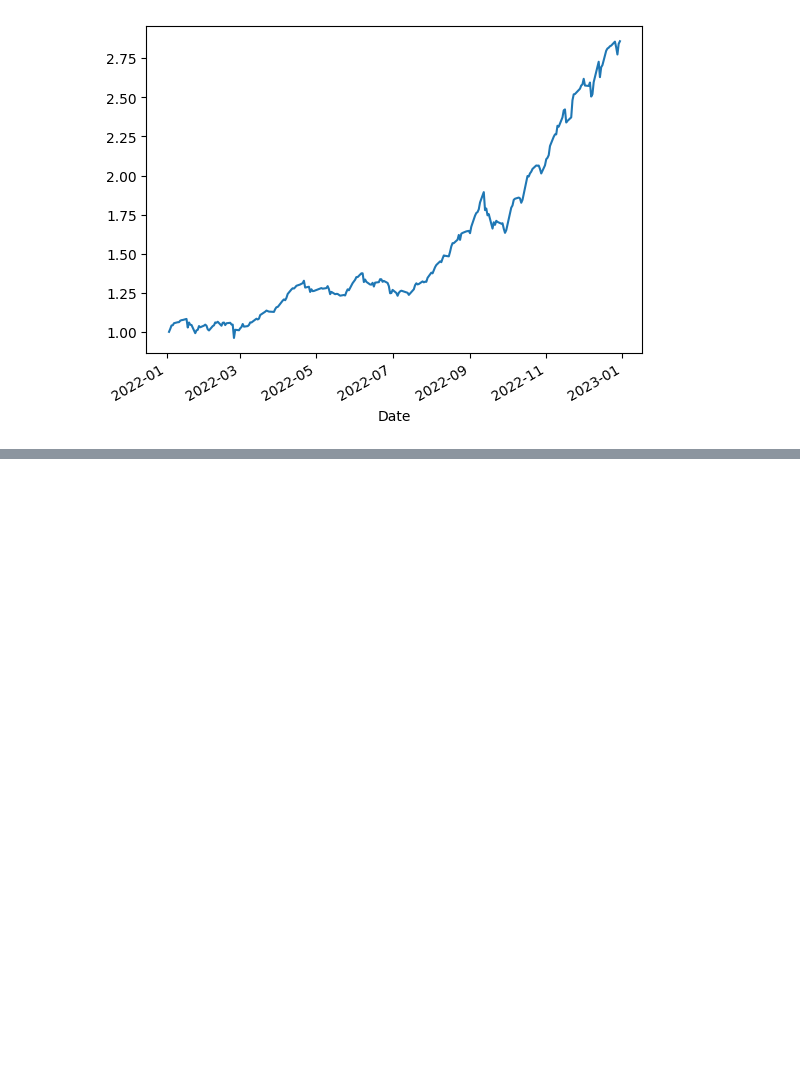
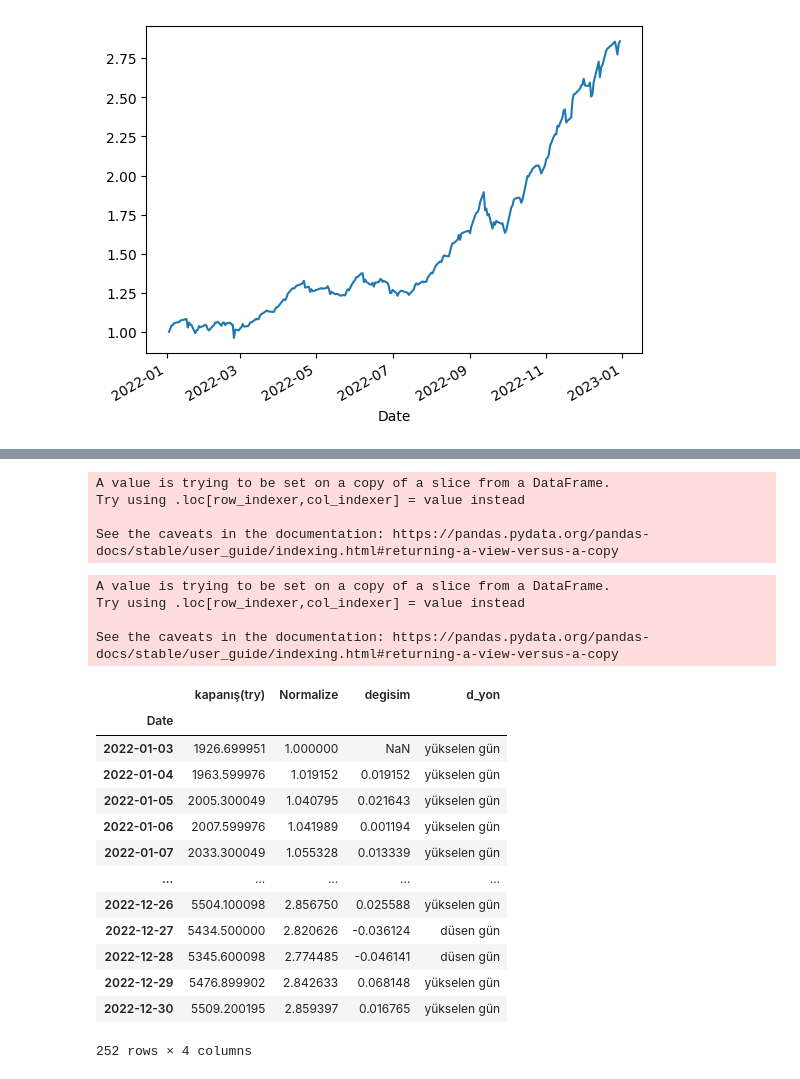
Before and after one commit to SefiyeArican/BIST100-2022-Analysis-with-Python, a Jupyter notebook: DersNotları.ipynb, the cells around one changed output, grey strips where cells are left out. Drawn from its saved outputs; the diff is of its cells as text; code cells hidden in the pictures; blank space fills up the shorter version.

```diff
--- a/DersNotları.ipynb
+++ b/DersNotları.ipynb
@@ -171,2 +183,31 @@ px.line(B100, y="Normalize",
 # %% [output]
 [interactive output not drawn]
+# %%
+B100["degisim"]=B100["Normalize"].diff(1)
+# %% [output]
+A value is trying to be set on a copy of a slice from a DataFrame.
+Try using .loc[row_indexer,col_indexer] = value instead
+
+See the caveats in the documentation: https://pandas.pydata.org/pandas-docs/stable/user_guide/indexing.html#returning-a-view-versus-a-copy
+# %%
+B100["d_yon"]=B100["degisim"].map(lambda x : "düsen gün" if x <0 else "yükselen gün")
+B100
+# %% [output]
+A value is trying to be set on a copy of a slice from a DataFrame.
+Try using .loc[row_indexer,col_indexer] = value instead
+
+See the caveats in the documentation: https://pandas.pydata.org/pandas-docs/stable/user_guide/indexing.html#returning-a-view-versus-a-copy
+|  | kapanış(try) | Normalize | degisim | d_yon |
+| Date |  |  |  |  |
+| 2022-01-03 | 1926.699951 | 1.000000 | NaN | yükselen gün |
+| 2022-01-04 | 1963.599976 | 1.019152 | 0.019152 | yükselen gün |
+| 2022-01-05 | 2005.300049 | 1.040795 | 0.021643 | yükselen gün |
+| 2022-01-06 | 2007.599976 | 1.041989 | 0.001194 | yükselen gün |
+| 2022-01-07 | 2033.300049 | 1.055328 | 0.013339 | yükselen gün |
+| ... | ... | ... | ... | ... |
+| 2022-12-26 | 5504.100098 | 2.856750 | 0.025588 | yükselen gün |
+| 2022-12-27 | 5434.500000 | 2.820626 | -0.036124 | düsen gün |
+| 2022-12-28 | 5345.600098 | 2.774485 | -0.046141 | düsen gün |
+| 2022-12-29 | 5476.899902 | 2.842633 | 0.068148 | yükselen gün |
+| 2022-12-30 | 5509.200195 | 2.859397 | 0.016765 | yükselen gün |
+252 rows × 4 columns
```
Also changed, not shown: parts of 16 cells of this notebook.
